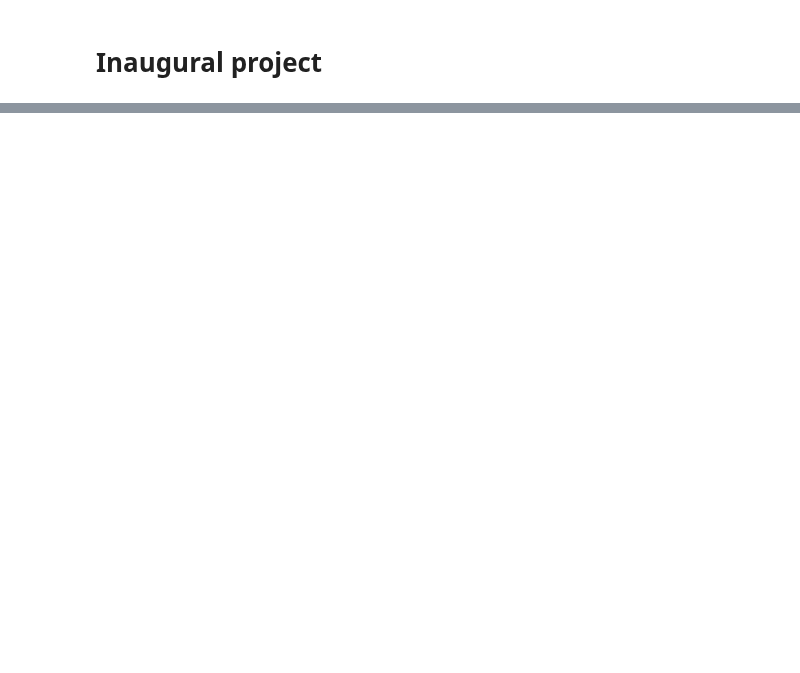
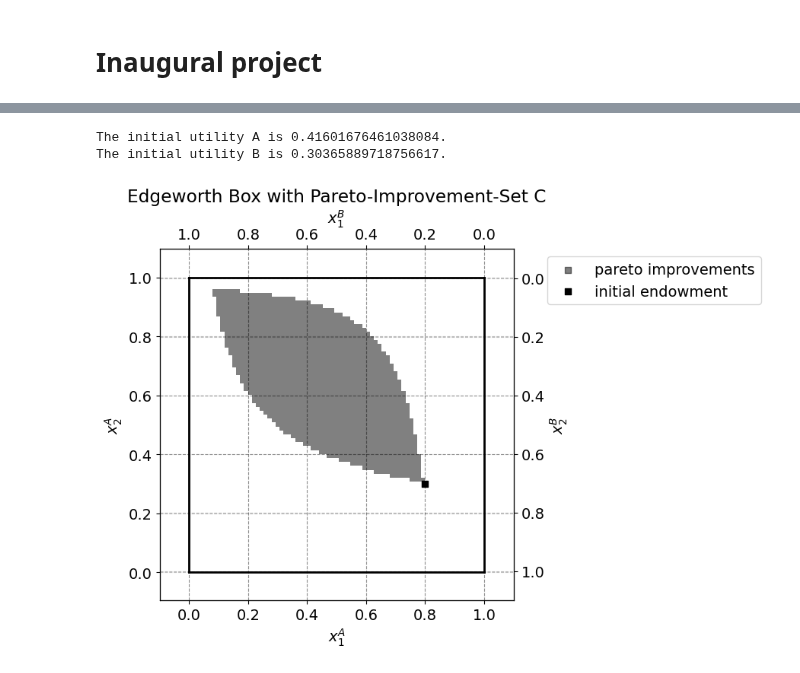
Before and after one commit to NumEconCopenhagen/projects-2024-josh-joshua-and-lyonell, a Jupyter notebook: inauguralproject/InauguralProject2024.ipynb, the cells around one changed output, grey strips where cells are left out. Saved outputs shown, nothing was run; the diff lists cells and outputs as text; code cells hidden in the pictures; blank space fills up the shorter version.

```diff
--- a/inauguralproject/InauguralProject2024.ipynb
+++ b/inauguralproject/InauguralProject2024.ipynb
@@ -648,0 +23,8 @@ No artists with labels found to put in legend.  Note that artists whose label st
+# %%
+# check the utility under the intial endowment
+
+print(f'The initial utility A is {model.utility_A(model.par.w1A, model.par.w2A)}.')
+print(f'The initial utility B is {model.utility_B((1-model.par.w1A), (1-model.par.w2A))}.')
+# %% [output]
+The initial utility A is 0.41601676461038084.
+The initial utility B is 0.30365889718756617.
@@ -648,0 +63,40 @@ No artists with labels found to put in legend.  Note that artists whose label st
+# %%
+# plot the Edgeworth box and the pareto improvements (C_Grid)
+w1bar = 1.0
+w2bar = 1.0
+fig = plt.figure(frameon=False, figsize=(6, 6), dpi=100)
+ax_A = fig.add_subplot(1, 1, 1)
+
+ax_A.set_xlabel("$x_1^A$")
+ax_A.set_ylabel("$x_2^A$")
+
+temp = ax_A.twinx()
+temp.set_ylabel("$x_2^B$")
+ax_B = temp.twiny()
+ax_B.set_xlabel("$x_1^B$")
+ax_B.invert_xaxis()
+ax_B.invert_yaxis()
+
+# plot the binary grid (C_Grid)
+ax_A.imshow(C_Grid, extent=[0, w1bar, 0, w2bar], origin='lower', cmap='binary', alpha=0.5)
+ax_A.scatter([], [], marker='s', color='black', alpha=0.5, label='pareto improvements')
+
+# marker for the initial endowment
+ax_A.scatter(par.w1A, par.w2A, marker='s', color='black', label='initial endowment')
+
+# limits
+ax_A.plot([0, w1bar], [0, 0], lw=2, color='black')
+ax_A.plot([0, w1bar], [w2bar, w2bar], lw=2, color='black')
+ax_A.plot([0, 0], [0, w2bar], lw=2, color='black')
+ax_A.plot([w1bar, w1bar], [0, w2bar], lw=2, color='black')
+
+ax_A.set_xlim([-0.1, w1bar + 0.1])
+ax_A.set_ylim([-0.1, w2bar + 0.1])
+ax_B.set_xlim([w1bar + 0.1, -0.1])
+ax_B.set_ylim([w2bar + 0.1, -0.1])
+
+ax_A.legend(frameon=True, loc='upper right', bbox_to_anchor=(1.72, 1.0))
+plt.title('Edgeworth Box with Pareto-Improvement-Set C')
+plt.show()
+# %% [output]
+[figure, added]
```
Also changed, not shown: parts of 62 cells of this notebook, 1 other file.
